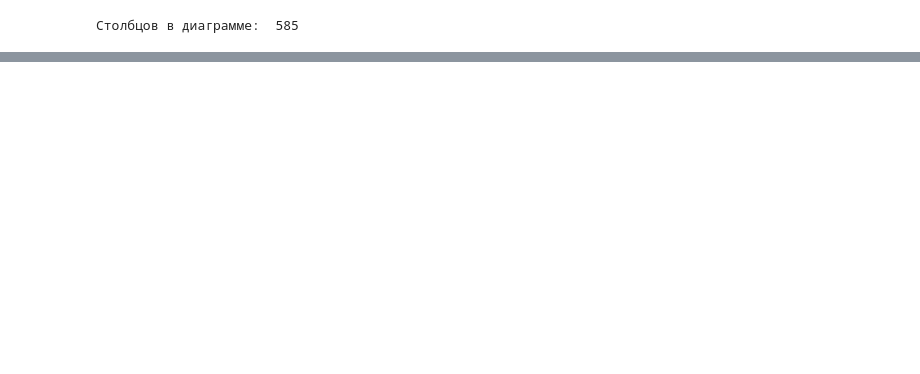
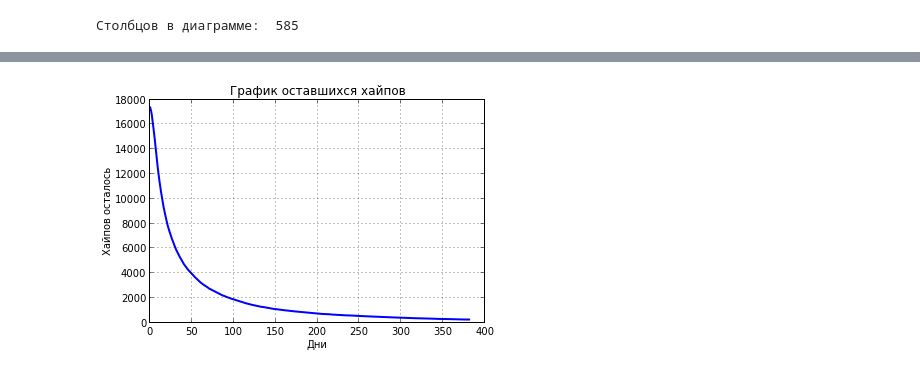
Before and after one commit to sergeqwe/parser_mmgp, a Jupyter notebook: test.ipynb, the cells around one changed output, grey strips where cells are left out. Saved outputs shown, nothing was run; the diff lists cells and outputs as text; code cells hidden in the pictures; blank space fills up the shorter version.

```diff
--- a/test.ipynb
+++ b/test.ipynb
@@ -70 +73,7 @@ df['Count'] = 1
+# %%
+# Выполняем группировку
+name = df1.groupby('Delta')
+
+# Высчитываем сумму сгруппированных объектов
+df1 = name.sum()
 # %%
@@ -82,0 +98,6 @@ df = name.sum()
+# %%
+# Добавляем колонку сколько хайпов осталось. По этим даннм будем смотреть сколько за период времени хайпов соскамилось.
+df1['Residue'] = 0
+# %%
+# Добавляем в таблицу колонку индексов
+df1= df1.reset_index()
@@ -97,0 +116,6 @@ xlabel(u'Кол-во дней')
+# %%
+# Подсчитываем остаток хайпов на текущий день и записываем их в колоку Residue
+s = 17640
+for i in range(0,585):
+    s = s-df1['Count'][i]
+    df1['Residue'][i] = s
@@ -97,0 +132,12 @@ xlabel(u'Кол-во дней')
+# %%
+# График оставшихся хайпов
+days = 365
+plt.plot(df1['Delta'][:days], df1['Residue'][:days], linewidth=2.0)
+plt.title(u'График оставшихся хайпов')
+plt.xlabel(u'Дни')
+plt.ylabel(u'Хайпов осталось')
+plt.grid(True)
+#plt.axis([0, 5, 0, 20])
+plt.show()
+# %% [output]
+[figure, added]
```
Also changed, not shown: parts of 20 cells of this notebook.
